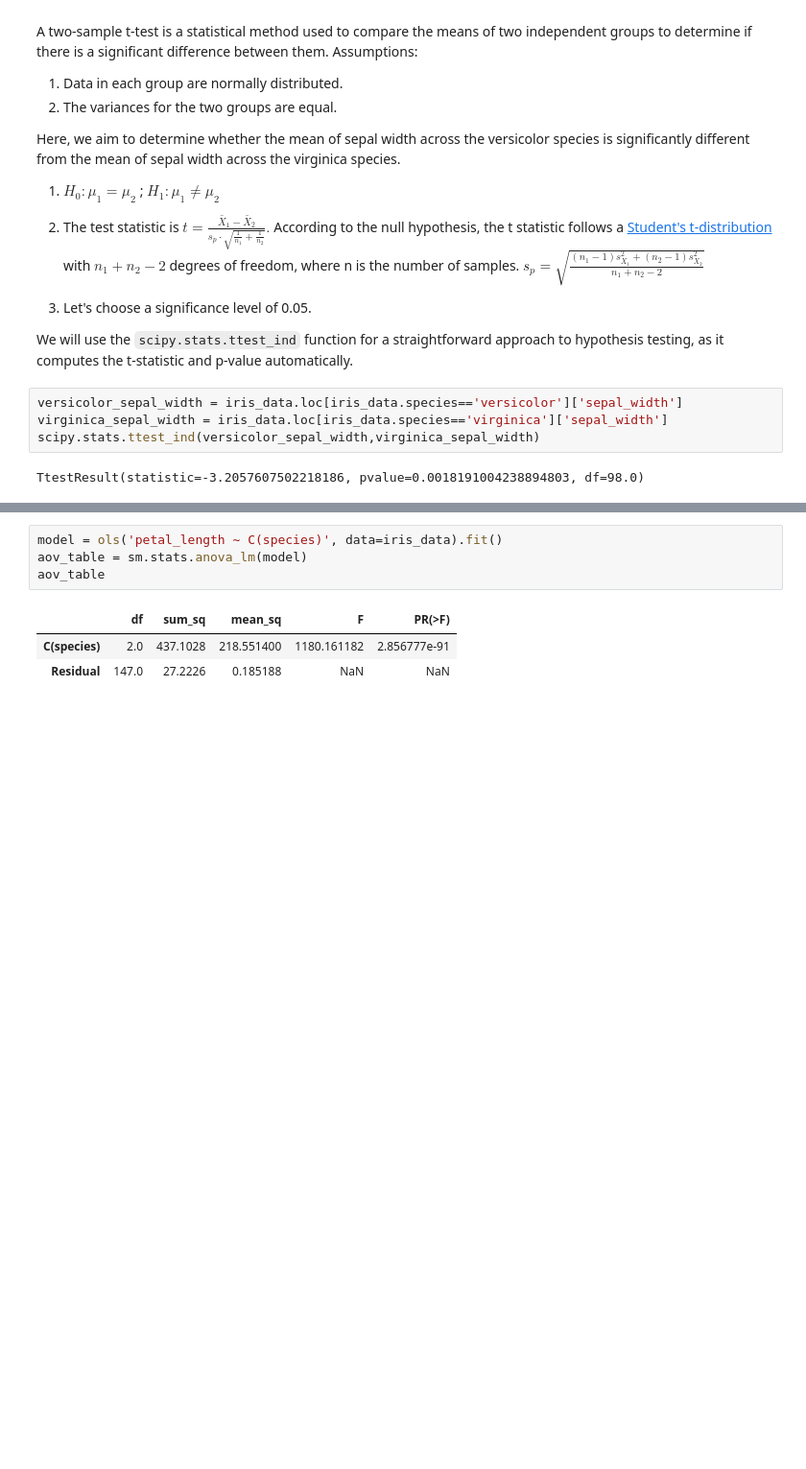
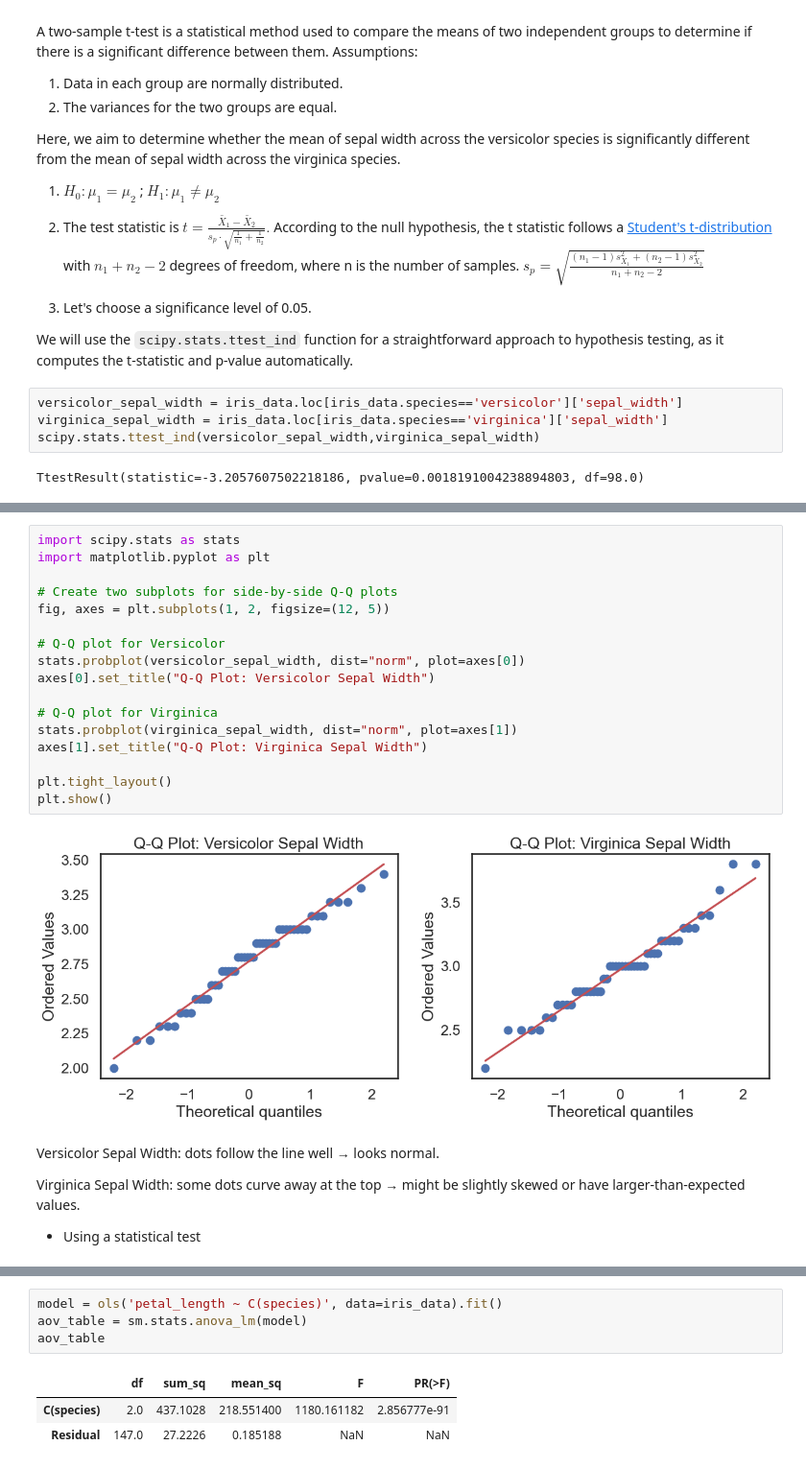
Before and after one commit to yoavram/PyDataSciBio, a Jupyter notebook: sessions/statistics_3.ipynb, the cells around one changed output, grey strips where cells are left out. Shown: that part at 96% size. Cells and saved outputs as stored; diff of their text form; blank space fills up the shorter version.

```diff
--- a/sessions/statistics_3.ipynb
+++ b/sessions/statistics_3.ipynb
@@ -278,0 +283,27 @@ TtestResult(statistic=-3.2057607502218186, pvalue=0.0018191004238894803, df=98.0
+# %%
+import scipy.stats as stats
+import matplotlib.pyplot as plt
+
+# Create two subplots for side-by-side Q-Q plots
+fig, axes = plt.subplots(1, 2, figsize=(12, 5))
+
+# Q-Q plot for Versicolor
+stats.probplot(versicolor_sepal_width, dist="norm", plot=axes[0])
+axes[0].set_title("Q-Q Plot: Versicolor Sepal Width")
+
+# Q-Q plot for Virginica
+stats.probplot(virginica_sepal_width, dist="norm", plot=axes[1])
+axes[1].set_title("Q-Q Plot: Virginica Sepal Width")
+
+plt.tight_layout()
+plt.show()
+# %% [output]
+[figure, added]
+# %% [markdown]
+Versicolor Sepal Width: dots follow the line well → looks normal.
+
+Virginica Sepal Width: some dots curve away at the top → might be slightly skewed or have larger-than-expected values.
+
+
+
+- Using a statistical test
```
Also changed, not shown: parts of 35 cells of this notebook, 4 other files.
